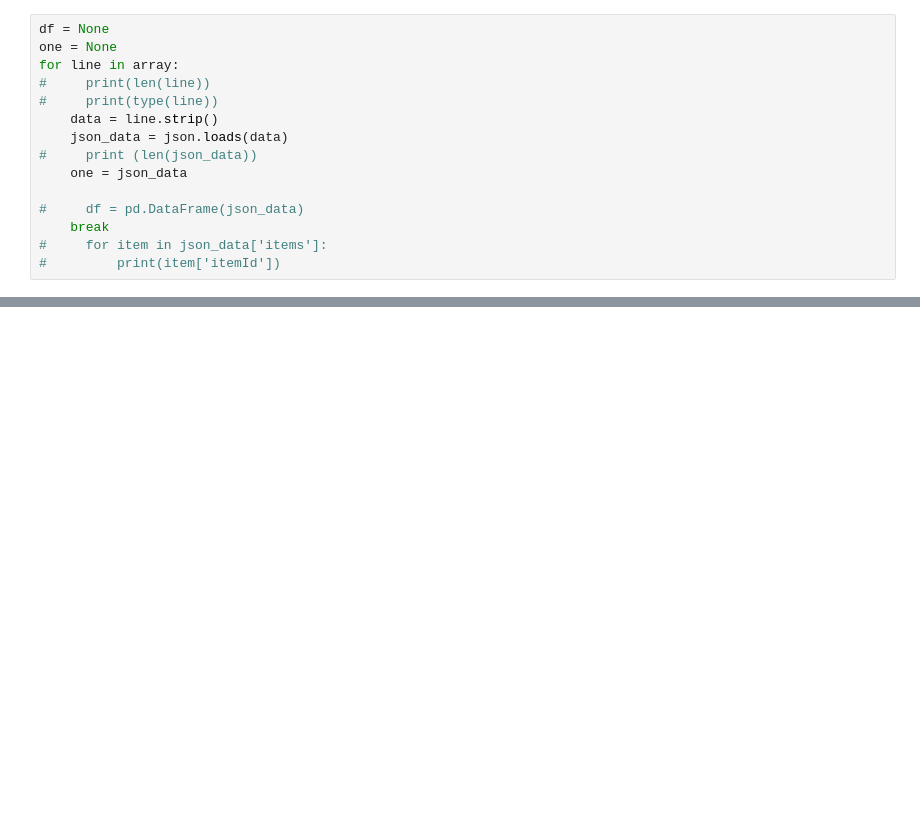
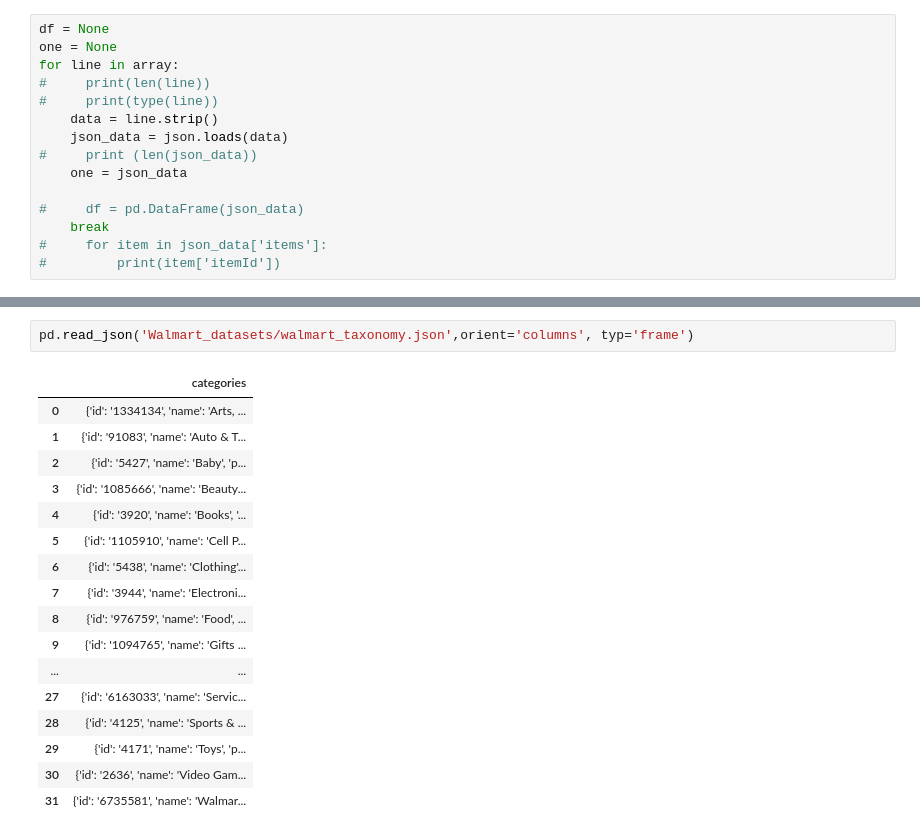
Before and after one commit to craigpreid/HackNSlack, a Jupyter notebook: test_code/Walmart_current.ipynb, the cells around one changed output, grey strips where cells are left out. Saved outputs shown, nothing was run; the diff lists cells and outputs as text; blank space fills up the shorter version.

```diff
--- a/test_code/Walmart_current.ipynb
+++ b/test_code/Walmart_current.ipynb
@@ -318,0 +374,20 @@ pd.DataFrame(one['items'])
+# %%
+pd.read_json('Walmart_datasets/walmart_taxonomy.json',orient='columns', typ='frame')
+# %% [output]
+|  | categories |
+| 0 | {'id': '1334134', 'name': 'Arts, ... |
+| 1 | {'id': '91083', 'name': 'Auto & T... |
+| 2 | {'id': '5427', 'name': 'Baby', 'p... |
+| 3 | {'id': '1085666', 'name': 'Beauty... |
+| 4 | {'id': '3920', 'name': 'Books', '... |
+| 5 | {'id': '1105910', 'name': 'Cell P... |
+| 6 | {'id': '5438', 'name': 'Clothing'... |
+| 7 | {'id': '3944', 'name': 'Electroni... |
+| 8 | {'id': '976759', 'name': 'Food', ... |
+| 9 | {'id': '1094765', 'name': 'Gifts ... |
+| ... | ... |
+| 27 | {'id': '6163033', 'name': 'Servic... |
+| 28 | {'id': '4125', 'name': 'Sports & ... |
+| 29 | {'id': '4171', 'name': 'Toys', 'p... |
+| 30 | {'id': '2636', 'name': 'Video Gam... |
+| 31 | {'id': '6735581', 'name': 'Walmar... |
```
Also changed, not shown: parts of 13 cells of this notebook, 19 other files.
